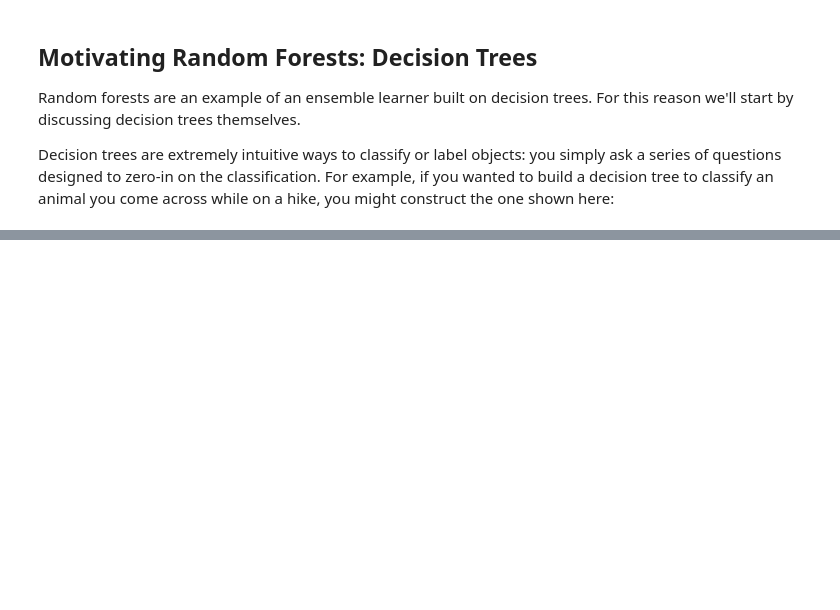
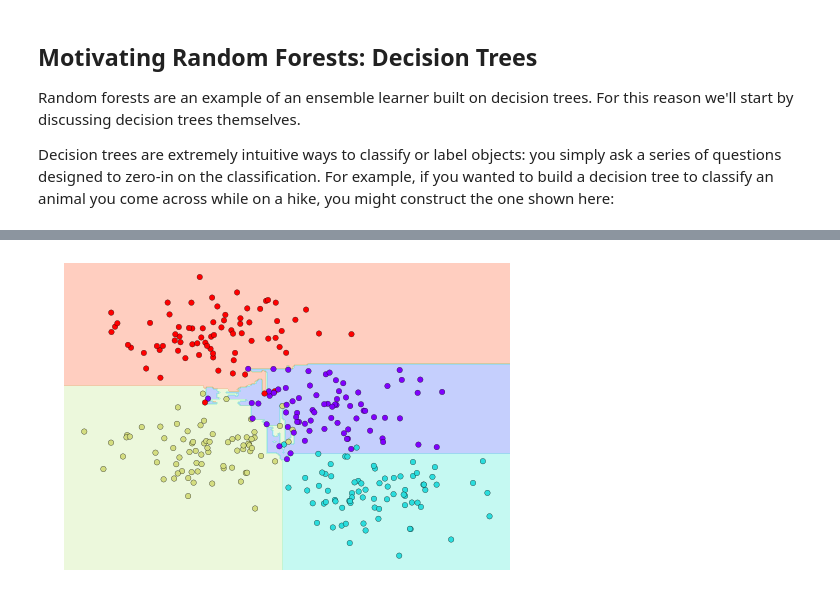
Before and after one commit to jorellano/Machine_learning-pt1, a Jupyter notebook: In Depth Decision Trees and Random Forest.ipynb, the cells around one changed output, grey strips where cells are left out. Cells and saved outputs as stored; diff of their text form; code cells hidden in the pictures; blank space fills up the shorter version.

```diff
--- a/In Depth Decision Trees and Random Forest.ipynb
+++ b/In Depth Decision Trees and Random Forest.ipynb
@@ -22,0 +99,12 @@ Image(url= "http://nbviewer.jupyter.org/github/jakevdp/PythonDataScienceHandbook
+# %%
+from sklearn.tree import DecisionTreeClassifier
+from sklearn.ensemble import BaggingClassifier
+
+tree = DecisionTreeClassifier()
+bag = BaggingClassifier(tree, n_estimators=100, max_samples=0.8,
+                        random_state=1)
+
+bag.fit(X, y)
+visualize_classifier(bag, X, y)
+# %% [output]
+[figure, added]
```
Also changed, not shown: parts of 22 cells of this notebook, 1 other file.
